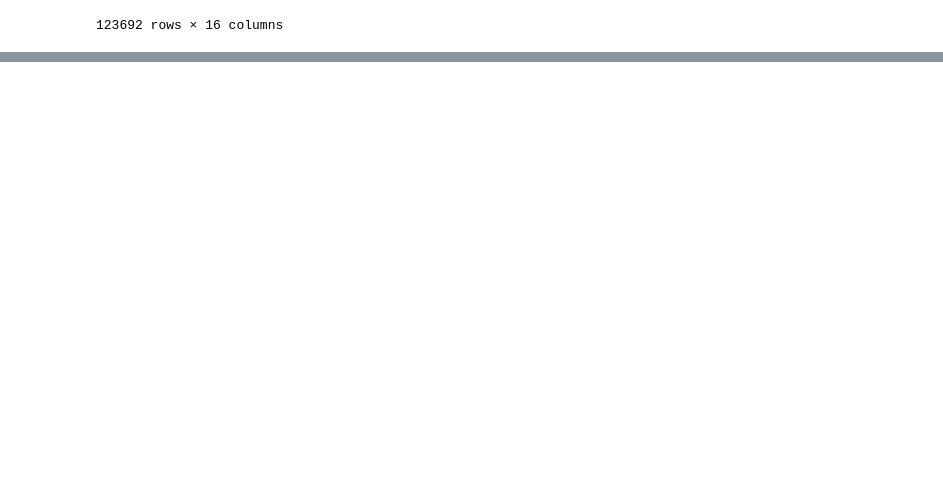
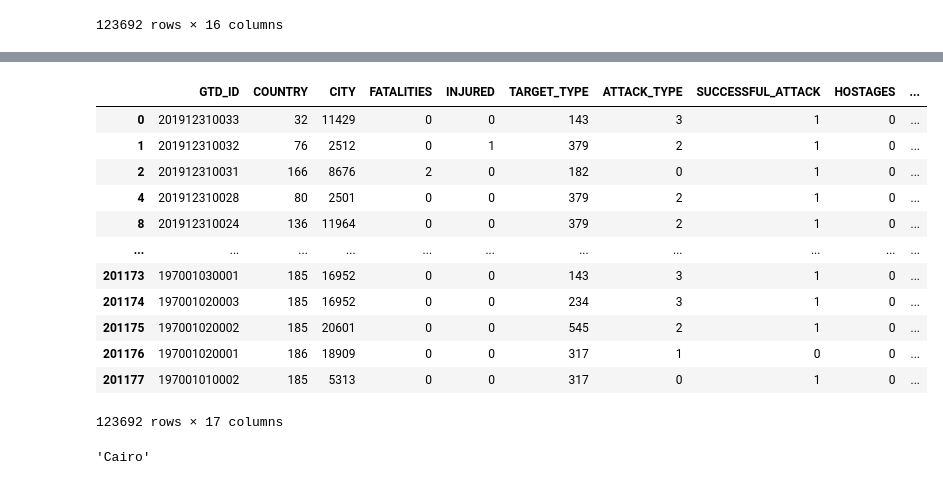
Before and after one commit to LahavHarary/Introduction-to-Data-Science-project, a Jupyter notebook: Data Cleaning.ipynb, the cells around one changed output, grey strips where cells are left out. Drawn from its saved outputs; the diff is of its cells as text; code cells hidden in the pictures; blank space fills up the shorter version.

```diff
--- a/Data Cleaning.ipynb
+++ b/Data Cleaning.ipynb
@@ -245,0 +367,22 @@ yearList
+# %%
+df,dict_country,dict_city,dict_target_type,dict_attack_type,dict_successful_attack,dict_hostages,dict_ransom,dict_property_damage,dict_suicide_attack,dict_part_of_multiple_incident,dict_type_of_weapon_list,dict_sub_type_of_weapon = add_code_columns(df)
+# %%
+df
+# %% [output]
+|  | GTD_ID | COUNTRY | CITY | FATALITIES | INJURED | TARGET_TYPE | ATTACK_TYPE | SUCCESSFUL_ATTACK | HOSTAGES | ... |
+| 0 | 201912310033 | 32 | 11429 | 0 | 0 | 143 | 3 | 1 | 0 | ... |
+| 1 | 201912310032 | 76 | 2512 | 0 | 1 | 379 | 2 | 1 | 0 | ... |
+| 2 | 201912310031 | 166 | 8676 | 2 | 0 | 182 | 0 | 1 | 0 | ... |
+| 4 | 201912310028 | 80 | 2501 | 0 | 0 | 379 | 2 | 1 | 0 | ... |
+| 8 | 201912310024 | 136 | 11964 | 0 | 0 | 379 | 2 | 1 | 0 | ... |
+| ... | ... | ... | ... | ... | ... | ... | ... | ... | ... | ... |
+| 201173 | 197001030001 | 185 | 16952 | 0 | 0 | 143 | 3 | 1 | 0 | ... |
+| 201174 | 197001020003 | 185 | 16952 | 0 | 0 | 234 | 3 | 1 | 0 | ... |
+| 201175 | 197001020002 | 185 | 20601 | 0 | 0 | 545 | 2 | 1 | 0 | ... |
+| 201176 | 197001020001 | 186 | 18909 | 0 | 0 | 317 | 1 | 0 | 0 | ... |
+| 201177 | 197001010002 | 185 | 5313 | 0 | 0 | 317 | 0 | 1 | 0 | ... |
+123692 rows × 17 columns
+# %%
+dict_city.get(5313)
+# %% [output]
+'Cairo'
```
Also changed, not shown: parts of 7 cells of this notebook.
